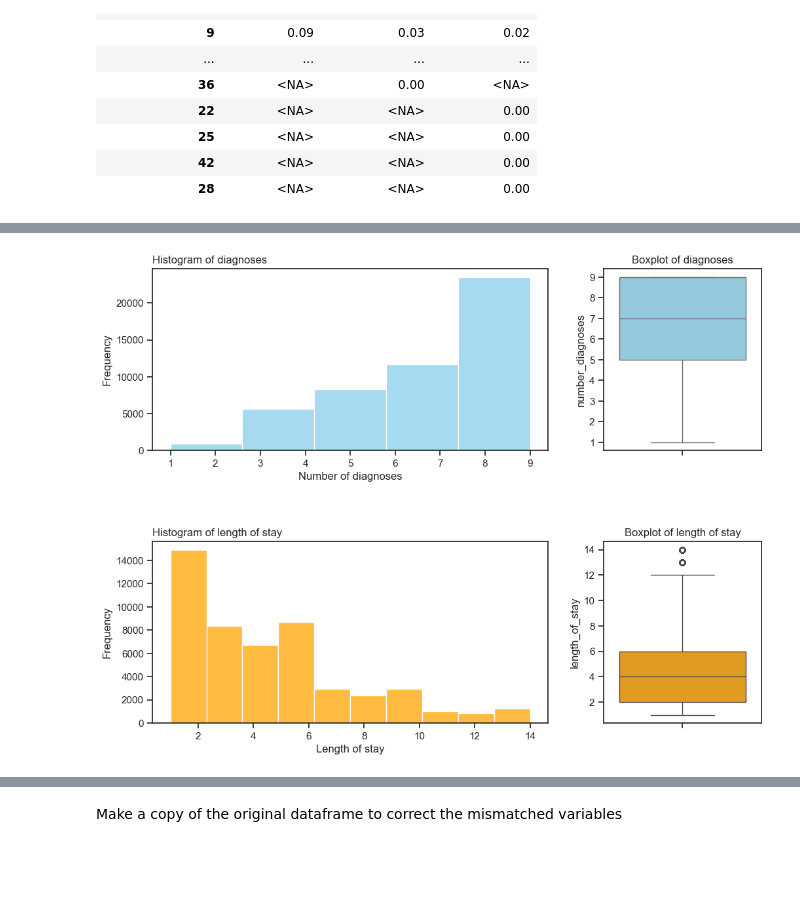
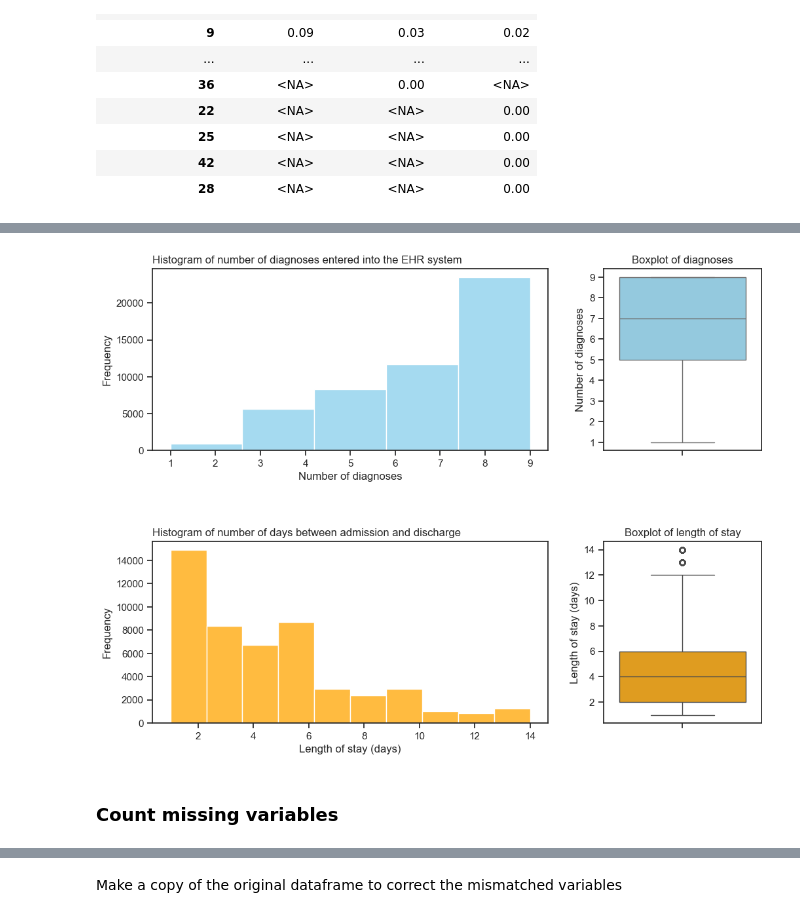
Before and after one commit to johnmarquess/IFN509, a Jupyter notebook: Assignment1_submission/assigment1_analysis.ipynb, the cells around one changed output, grey strips where cells are left out. Saved outputs shown, nothing was run; the diff lists cells and outputs as text; code cells hidden in the pictures; blank space fills up the shorter version.

```diff
--- a/Assignment1_submission/assigment1_analysis.ipynb
+++ b/Assignment1_submission/assigment1_analysis.ipynb
@@ -253,22 +333,29 @@ plt.subplots_adjust(hspace=0.5)
 # %%
+# Set up the figure and axes in a 2 rows, 2 columns grid. Histograms will be on the left and boxplots on the right
 fig, axes = plt.subplots(2, 2, figsize=(12, 9), gridspec_kw={'width_ratios': [2.5, 1]})
 
+# Histogram and boxplot of the number of diagnoses
 sns.histplot(data=d1['number_diagnoses' ], ax=axes[0,0] ,bins = 5, color='skyblue')
-axes[0,0].set_title('Histogram of diagnoses', loc='left')
+axes[0,0].set_title('Histogram of number of diagnoses entered into the EHR system', loc='left')
 axes[0,0].set_xlabel('Number of diagnoses')
 axes[0,0].set_ylabel('Frequency')
 
+# Boxplot of the number of diagnoses
 sns.boxplot(data=d1['number_diagnoses'], ax=axes[0,1] ,color='skyblue')
 axes[0,1].set_title(f'Boxplot of diagnoses')
+axes[0,1].set_ylabel('Number of diagnoses')
 
+# Histogram and boxplot of the length of stay
 sns.histplot(data=d1['length_of_stay' ], ax=axes[1,0] ,bins = 10, color='orange')
-axes[1,0].set_title('Histogram of length of stay', loc='left')
-axes[1,0].set_xlabel('Length of stay')
+axes[1,0].set_title('Histogram of number of days between admission and discharge', loc='left')
+axes[1,0].set_xlabel('Length of stay (days)')
 axes[1,0].set_ylabel('Frequency')
 
+# Boxplot of the length of stay
 sns.boxplot(data=d1['length_of_stay'], ax=axes[1,1] ,color='orange')
 axes[1,1].set_title(f'Boxplot of length of stay')
+axes[1,1].set_ylabel('Length of stay (days)')
 
 plt.subplots_adjust(hspace=0.5)
 # %% [output]
-[figure, old version]
+[figure, new version]
@@ -274,0 +366,2 @@ plt.subplots_adjust(hspace=0.5)
+# %% [markdown]
+### Count missing variables
```
Also changed, not shown: parts of 49 cells of this notebook, 1 other file.
